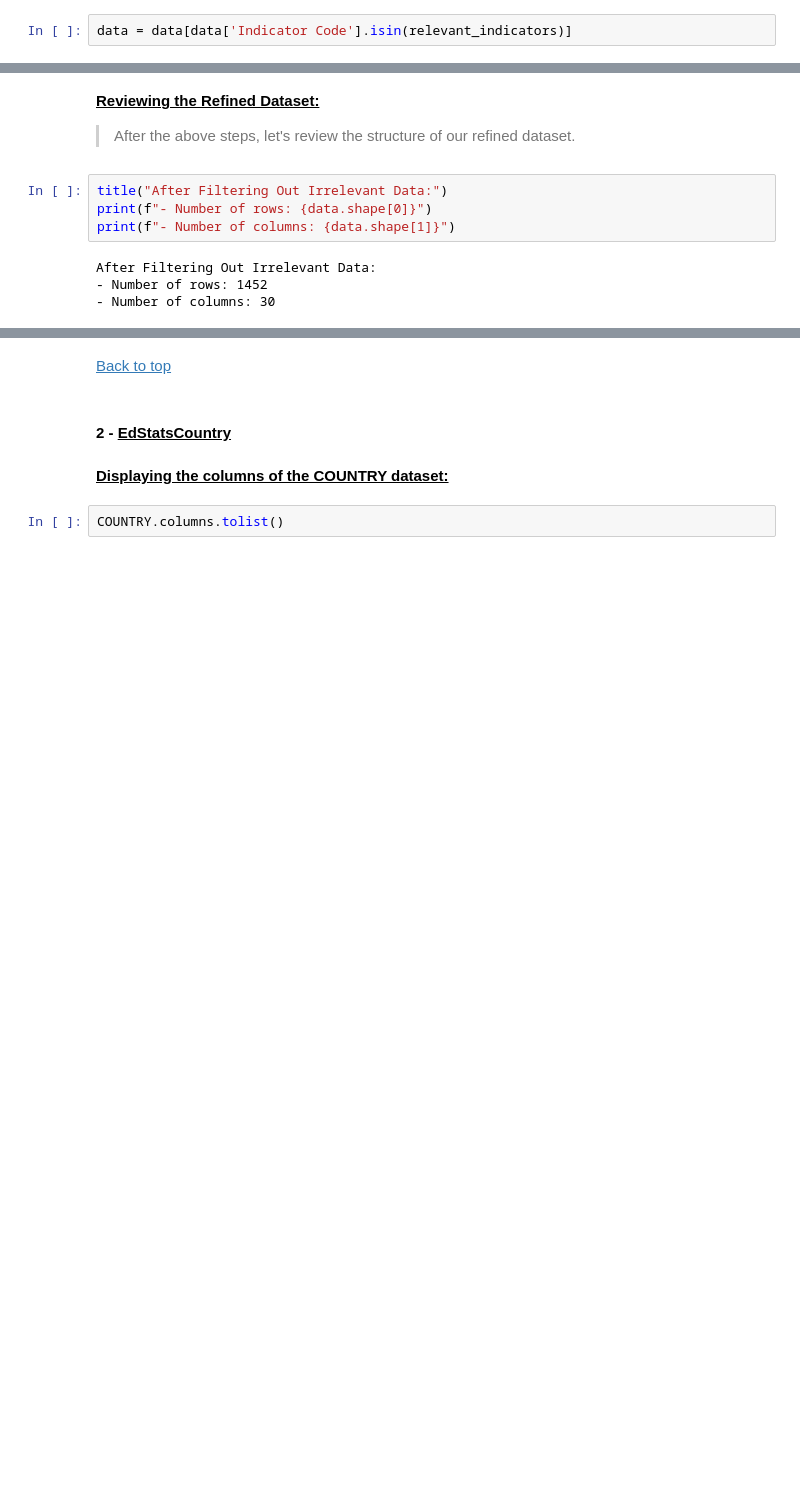
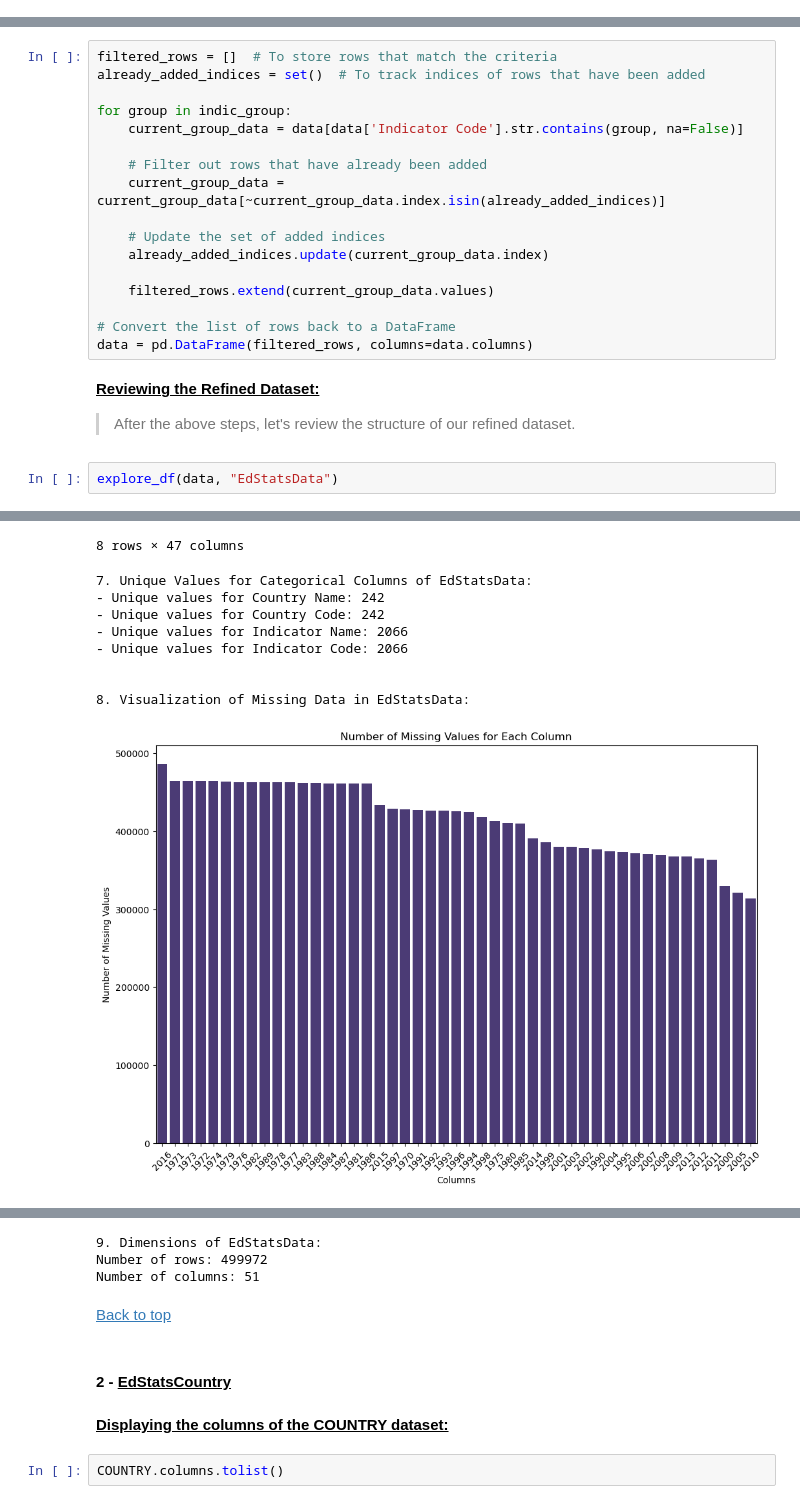
Before and after one commit to MasterCodeDevelop/academy, a Jupyter notebook: notebook.ipynb, the cells around one changed output, grey strips where cells are left out. Saved outputs shown, nothing was run; the diff lists cells and outputs as text; blank space fills up the shorter version.

```diff
--- a/notebook.ipynb
+++ b/notebook.ipynb
@@ -943,5 +982,3 @@ Data for the indicator 'SP.POP.1524.TO.UN' has been verified.
 <u>**Filtering by Relevant Indicators:**</u>
 
 > We'll narrow down our dataset to only include rows that match our predefined relevant indicators.
-# %%
-data = data[data['Indicator Code'].isin(relevant_indicators)]
@@ -1020,11 +985,23 @@ Total columns that have missing data >= 70%: 0
+# %%
+filtered_rows = []  # To store rows that match the criteria
+already_added_indices = set()  # To track indices of rows that have been added
+
+for group in indic_group:
+    current_group_data = data[data['Indicator Code'].str.contains(group, na=False)]
+
+    # Filter out rows that have already been added
+    current_group_data = current_group_data[~current_group_data.index.isin(already_added_indices)]
+
+    # Update the set of added indices
+    already_added_indices.update(current_group_data.index)
+
+    filtered_rows.extend(current_group_data.values)
+
+# Convert the list of rows back to a DataFrame
+data = pd.DataFrame(filtered_rows, columns=data.columns)
 # %% [markdown]
 <u>**Reviewing the Refined Dataset:**</u>
 > After the above steps, let's review the structure of our refined dataset.
-# %%
-title("After Filtering Out Irrelevant Data:")
-print(f"- Number of rows: {data.shape[0]}")
-print(f"- Number of columns: {data.shape[1]}")
-# %% [output]
-After Filtering Out Irrelevant Data:
-- Number of rows: 1452
-- Number of columns: 30
+# %%
+explore_df(data, "EdStatsData")
+# %% [output]
@@ -1030,0 +1080,10 @@ After Filtering Out Irrelevant Data:
+8 rows × 47 columns
+7. Unique Values for Categorical Columns of EdStatsData:
+- Unique values for Country Name: 242
+- Unique values for Country Code: 242
+- Unique values for Indicator Name: 2066
+- Unique values for Indicator Code: 2066
+
+
+8. Visualization of Missing Data in EdStatsData:
+[figure, added]
@@ -1031,3 +1091,6 @@ After Filtering Out Irrelevant Data:
+9. Dimensions of EdStatsData:
+Number of rows: 499972
+Number of columns: 51
 # %% [markdown]
 [Back to top](#top)
 # %% [markdown]
```
Also changed, not shown: parts of 16 cells of this notebook.
